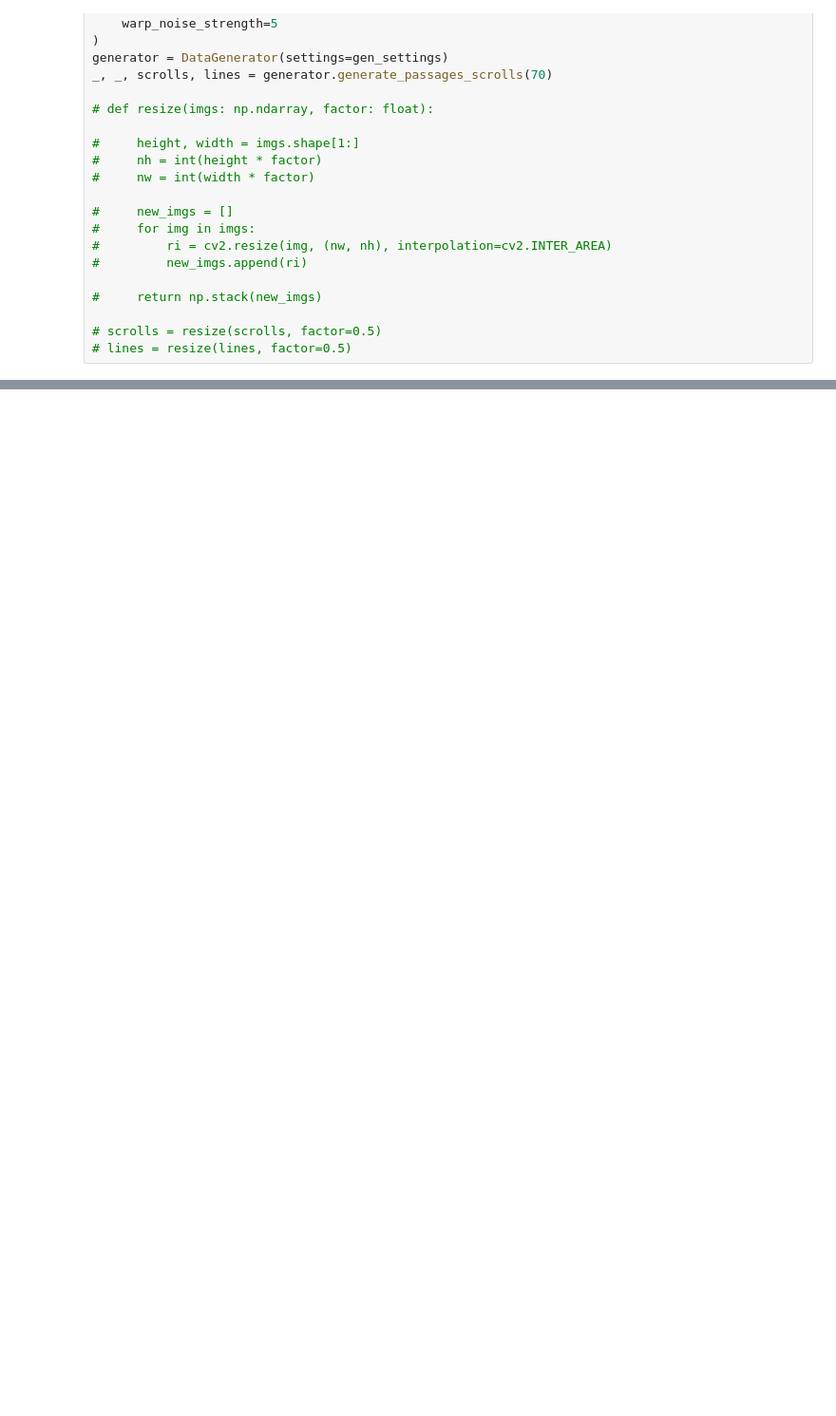
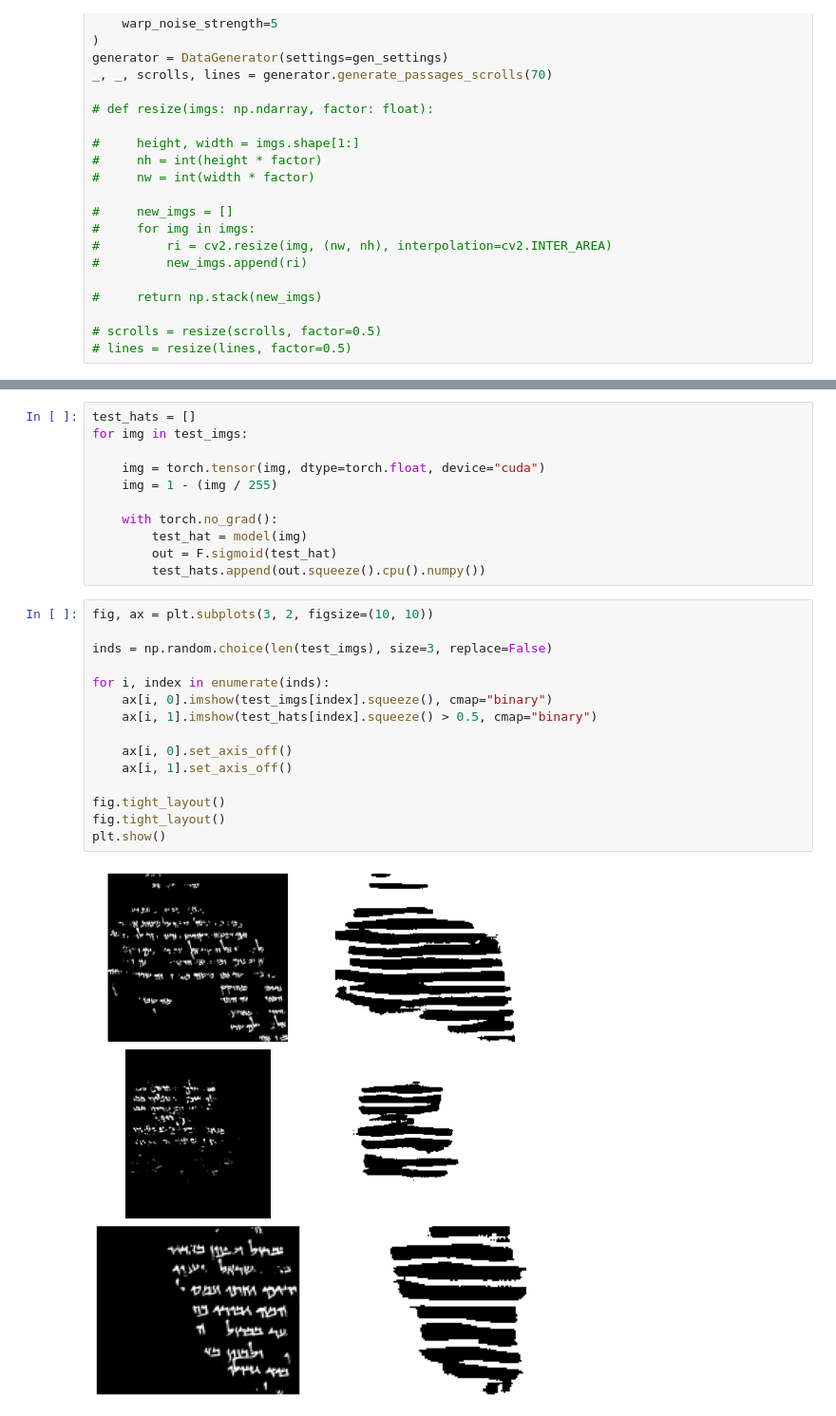
Before and after one commit to DeLnlyMthrLvr/DeadSeaScrolls, a Jupyter notebook: linesegmentation/eval.ipynb, the cells around one changed output, grey strips where cells are left out. Shown at 95% size. Drawn from its saved outputs; the diff is of its cells as text; blank space fills up the shorter version.

```diff
--- a/linesegmentation/eval.ipynb
+++ b/linesegmentation/eval.ipynb
@@ -124,0 +186,28 @@ plt.show()
+# %%
+test_hats = []
+for img in test_imgs:
+
+    img = torch.tensor(img, dtype=torch.float, device="cuda")
+    img = 1 - (img / 255)
+
+    with torch.no_grad():
+        test_hat = model(img)
+        out = F.sigmoid(test_hat)
+        test_hats.append(out.squeeze().cpu().numpy())
+# %%
+fig, ax = plt.subplots(3, 2, figsize=(10, 10))
+
+inds = np.random.choice(len(test_imgs), size=3, replace=False)
+
+for i, index in enumerate(inds):
+    ax[i, 0].imshow(test_imgs[index].squeeze(), cmap="binary")
+    ax[i, 1].imshow(test_hats[index].squeeze() > 0.5, cmap="binary")
+
+    ax[i, 0].set_axis_off()
+    ax[i, 1].set_axis_off()
+
+fig.tight_layout()
+fig.tight_layout()
+plt.show()
+# %% [output]
+[figure, added]
```
Also changed, not shown: parts of 10 cells of this notebook, 3 other files.
